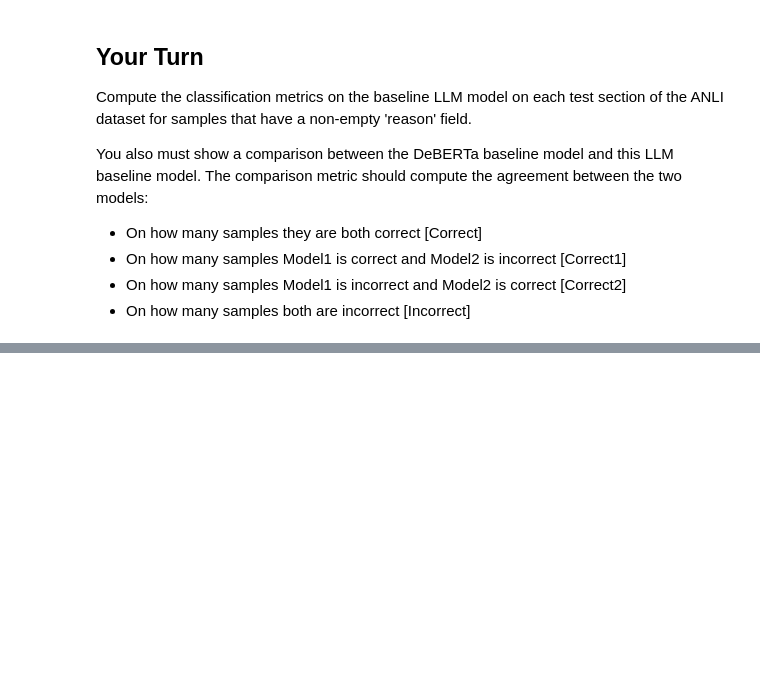
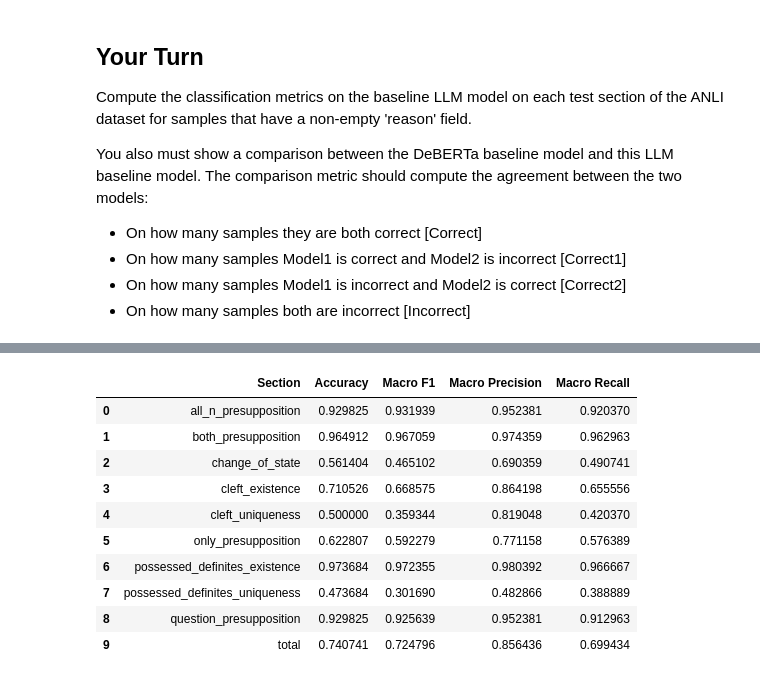
Before and after one commit to gilbarel1/nli-xplain, a Jupyter notebook: imppres_llm_baseline.ipynb, the cells around one changed output, grey strips where cells are left out. Drawn from its saved outputs; the diff is of its cells as text; code cells hidden in the pictures; blank space fills up the shorter version.

```diff
--- a/imppres_llm_baseline.ipynb
+++ b/imppres_llm_baseline.ipynb
@@ -109,0 +214,15 @@ You also must show a comparison between the DeBERTa baseline model and this LLM
+# %%
+# CoT
+dfs[1]
+# %% [output]
+|  | Section | Accuracy | Macro F1 | Macro Precision | Macro Recall |
+| 0 | all_n_presupposition | 0.929825 | 0.931939 | 0.952381 | 0.920370 |
+| 1 | both_presupposition | 0.964912 | 0.967059 | 0.974359 | 0.962963 |
+| 2 | change_of_state | 0.561404 | 0.465102 | 0.690359 | 0.490741 |
+| 3 | cleft_existence | 0.710526 | 0.668575 | 0.864198 | 0.655556 |
+| 4 | cleft_uniqueness | 0.500000 | 0.359344 | 0.819048 | 0.420370 |
+| 5 | only_presupposition | 0.622807 | 0.592279 | 0.771158 | 0.576389 |
+| 6 | possessed_definites_existence | 0.973684 | 0.972355 | 0.980392 | 0.966667 |
+| 7 | possessed_definites_uniqueness | 0.473684 | 0.301690 | 0.482866 | 0.388889 |
+| 8 | question_presupposition | 0.929825 | 0.925639 | 0.952381 | 0.912963 |
+| 9 | total | 0.740741 | 0.724796 | 0.856436 | 0.699434 |
```
Also changed, not shown: parts of 21 cells of this notebook.
